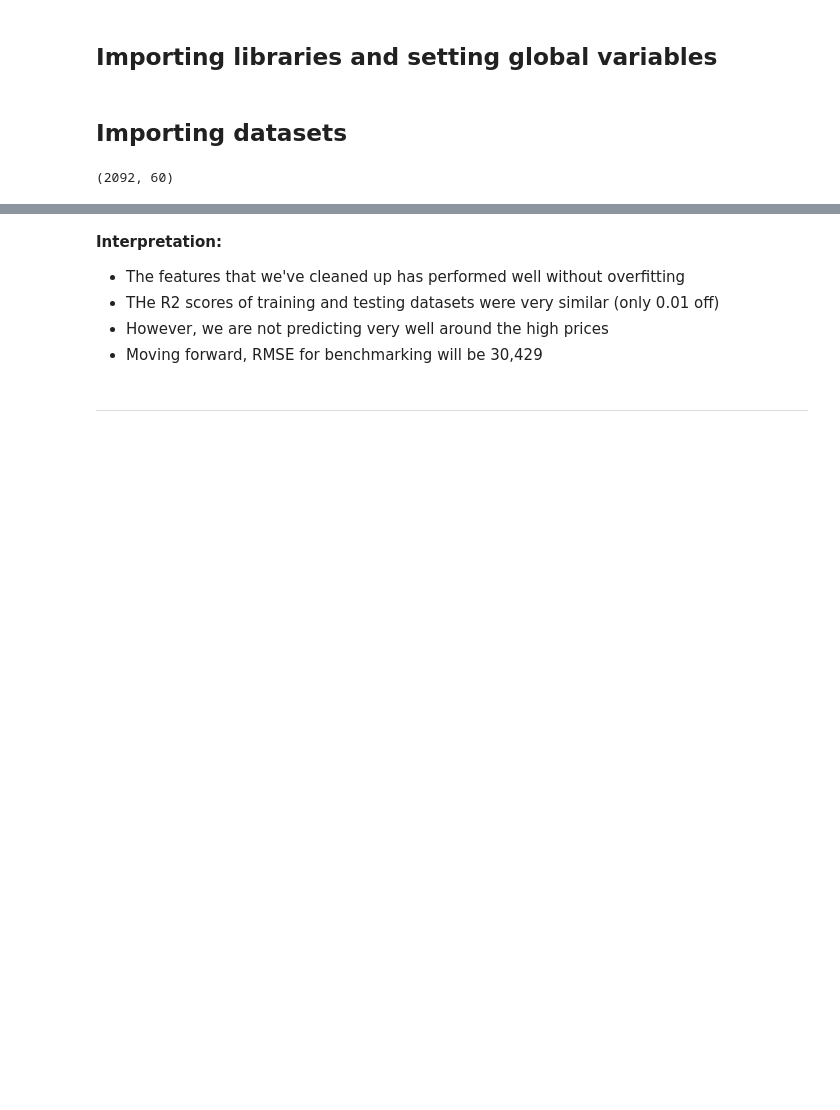
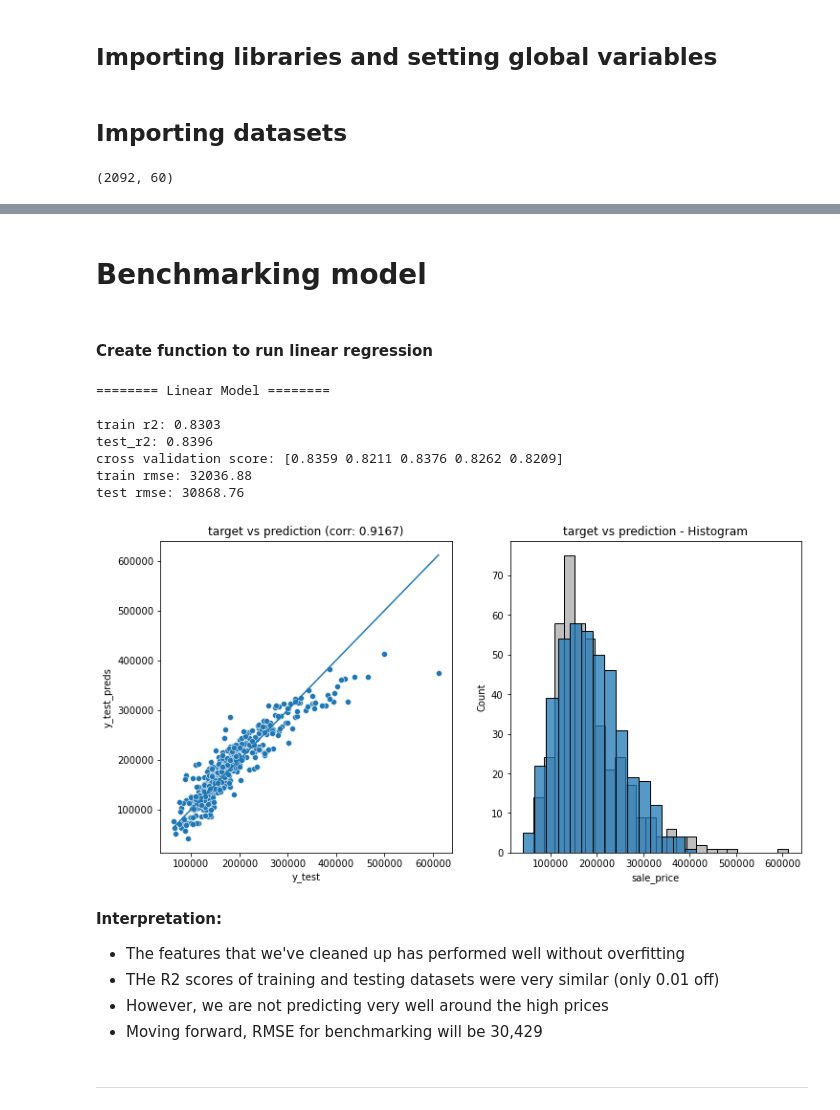
Before and after one commit to krisgch/dsi_project_ames, a Jupyter notebook: code/03_model_benchmarking.ipynb, the cells around one changed output, grey strips where cells are left out. Cells and saved outputs as stored; diff of their text form; code cells hidden in the pictures; blank space fills up the shorter version.

```diff
--- a/code/03_model_benchmarking.ipynb
+++ b/code/03_model_benchmarking.ipynb
@@ -131,3 +73,76 @@ test rmse: 31419.8
+# %% [markdown]
+# Benchmarking model
+# %% [markdown]
+#### Create function to run linear regression
+# %%
+# train test split the data
+X_train, X_test, y_train, y_test = train_test_split(X,y, test_size=0.2,
+                                                    random_state=42)
+
+# instantiate and fit the model
+lr = LinearRegression()
+lr.fit(X_train,y_train)
+
+# create predictions
+y_train_preds = lr.predict(X_train)
+y_test_preds = lr.predict(X_test)
+
+# train/test R^2 score
+train_r2 = lr.score(X_train,y_train)
+test_r2 = lr.score(X_test,y_test)
+
+# cross validation score
+mean_cross_val = cross_val_score(lr, X_train, y_train)
+
+# RMSE calculation
+rmse_train = round(metrics.mean_squared_error(y_train,
+                                              y_train_preds,
+                                              squared=False),2)
+rmse_test = round(metrics.mean_squared_error(y_test,
+                                             y_test_preds,
+                                             squared=False),2)
+
+# print results
+print()
+print(" Linear Model ".center(30, "="))
+print()
+print(f"train r2: {train_r2.round(4)}")
+print(f"test_r2: {test_r2.round(4)}")
+print(f"cross validation score: {mean_cross_val.round(4)}")
+print(f"train rmse: {rmse_train}")
+print(f"test rmse: {rmse_test}")
+
+# generate plot
+fig, axes = plt.subplots(1, 2, figsize=(12,6))
+
+# calculate correlation
+cor = np.corrcoef(y_test,y_test_preds)
+
+# plot 1 (left) - scatter plot of y_test vs y_test_preds
+# plots
+plot1 = sns.scatterplot(ax=axes[0],x=y_test,y=y_test_preds)
+sns.lineplot(ax=axes[0],x=y_test,y=y_test)
+# style
+plot1.set_xlabel('y_test')
+plot1.set_ylabel('y_test_preds')
+plot1.set_title(f"target vs prediction (corr: {cor[0][1].round(4)})")
+
+# plot 2 (right) - histogram y_test vs y_test_preds
+# plots
+plot2 = sns.histplot(ax=axes[1],x=y_test,color='grey',alpha=0.5)
+plot2 = sns.histplot(ax=axes[1],x=y_test_preds)
+# style
+plot2.set_xlabel('sale_price')
+plot2.set_title(f"target vs prediction - Histogram");
+# %% [output]
+======== Linear Model ========
+
+train r2: 0.8303
+test_r2: 0.8396
+cross validation score: [0.8359 0.8211 0.8376 0.8262 0.8209]
+train rmse: 32036.88
+test rmse: 30868.76
+[figure, added]
 # %% [markdown]
 __Interpretation:__
 - The features that we've cleaned up has performed well without overfitting
```
Also changed, not shown: parts of 8 cells of this notebook, 14 other files.
